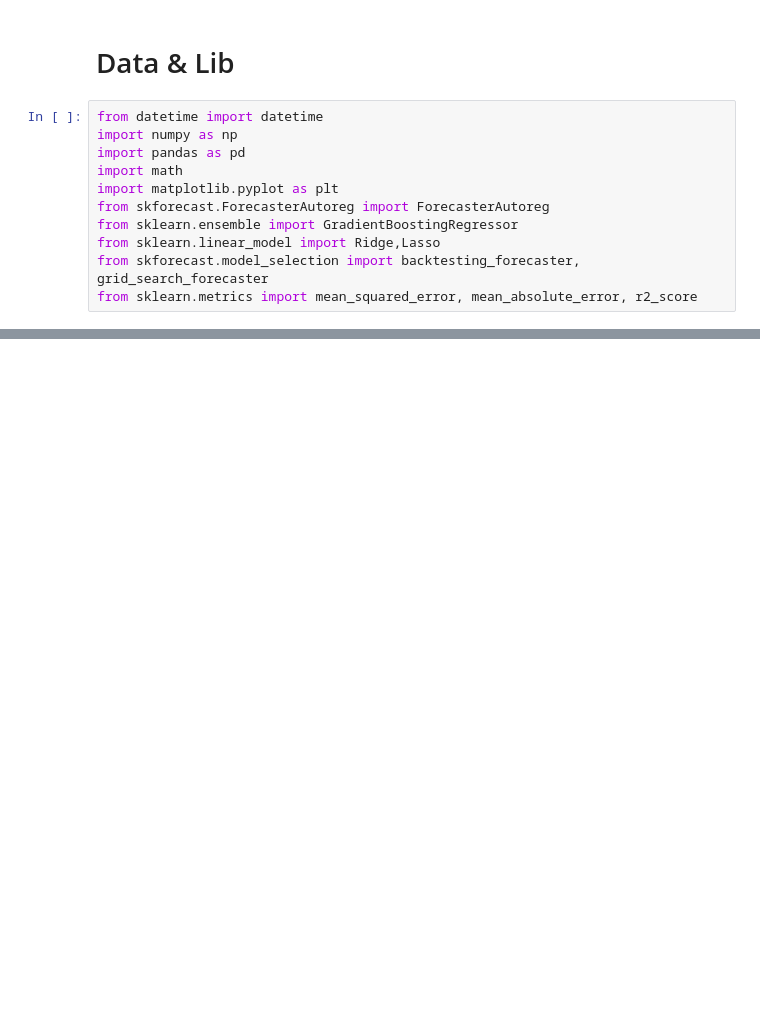
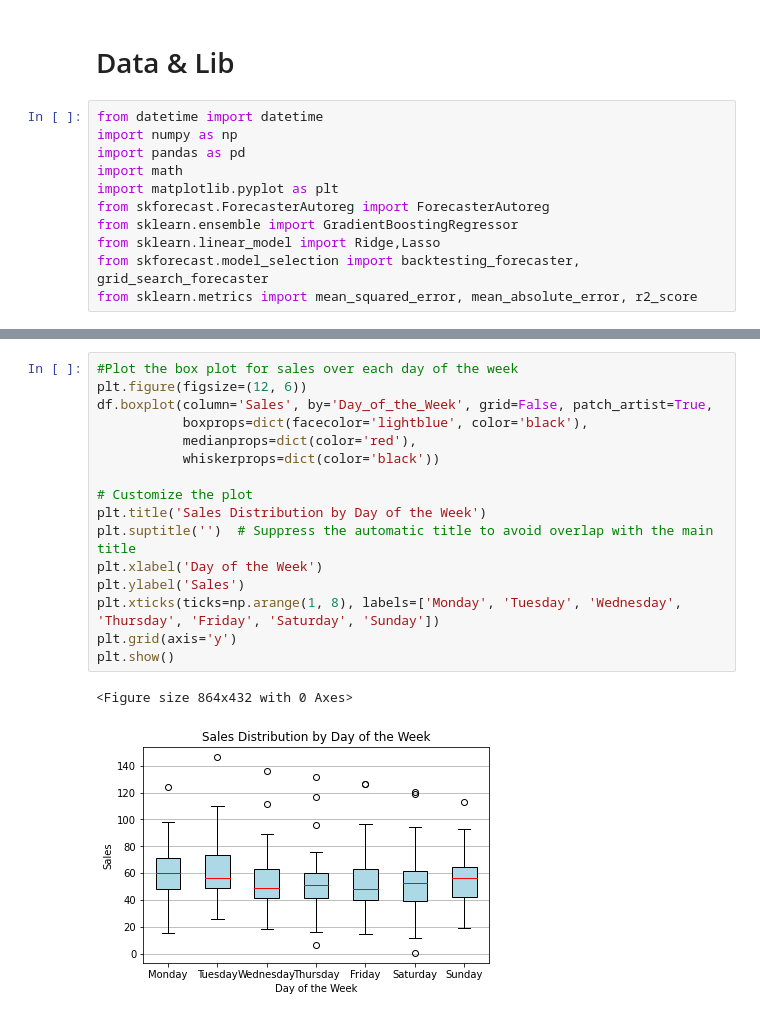
Before and after one commit to navid-mohamadi/Uplift-modeling-using-time-series-prediction, a Jupyter notebook: Code/Uplift Time Series Model.ipynb, the cells around one changed output, grey strips where cells are left out. Cells and saved outputs as stored; diff of their text form; blank space fills up the shorter version.

```diff
--- a/Code/Uplift Time Series Model.ipynb
+++ b/Code/Uplift Time Series Model.ipynb
@@ -76,0 +91,19 @@ plt.show()
+# %%
+#Plot the box plot for sales over each day of the week
+plt.figure(figsize=(12, 6))
+df.boxplot(column='Sales', by='Day_of_the_Week', grid=False, patch_artist=True,
+           boxprops=dict(facecolor='lightblue', color='black'),
+           medianprops=dict(color='red'),
+           whiskerprops=dict(color='black'))
+
+# Customize the plot
+plt.title('Sales Distribution by Day of the Week')
+plt.suptitle('')  # Suppress the automatic title to avoid overlap with the main title
+plt.xlabel('Day of the Week')
+plt.ylabel('Sales')
+plt.xticks(ticks=np.arange(1, 8), labels=['Monday', 'Tuesday', 'Wednesday', 'Thursday', 'Friday', 'Saturday', 'Sunday'])
+plt.grid(axis='y')
+plt.show()
+# %% [output]
+<Figure size 864x432 with 0 Axes>
+[figure, added]
```
Also changed, not shown: parts of 1 cell of this notebook.
